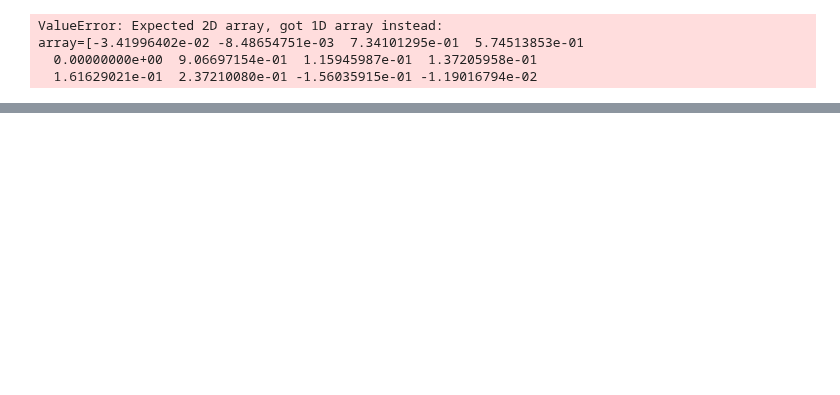
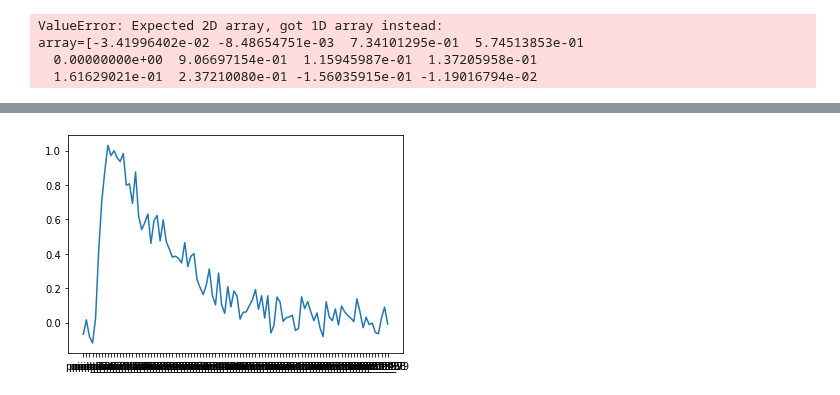
Before and after one commit to KazAndr/SWTraject, a Jupyter notebook: testing_dina_model.ipynb, the cells around one changed output, grey strips where cells are left out. Cells and saved outputs as stored; diff of their text form; code cells hidden in the pictures; blank space fills up the shorter version.

```diff
--- a/testing_dina_model.ipynb
+++ b/testing_dina_model.ipynb
@@ -124,0 +137,16 @@ plt.show()
+# %%
+"""
+Наборс шума в районе 11% (максимальная интенсивность всегда 1.0) на уже имеющиеся импульсы.
+"""
+for i in range(len(X)):
+    for idx, value in enumerate(X.T[i]):
+        if value in [0, 1]:
+            continue
+        else:
+            X.T[i].iloc[idx] += np.random.uniform(-0.11, 0.11)
+# %%
+plt.close()
+plt.plot(X.T[2])
+plt.show()
+# %% [output]
+[figure, added]
```
Also changed, not shown: parts of 15 cells of this notebook.
